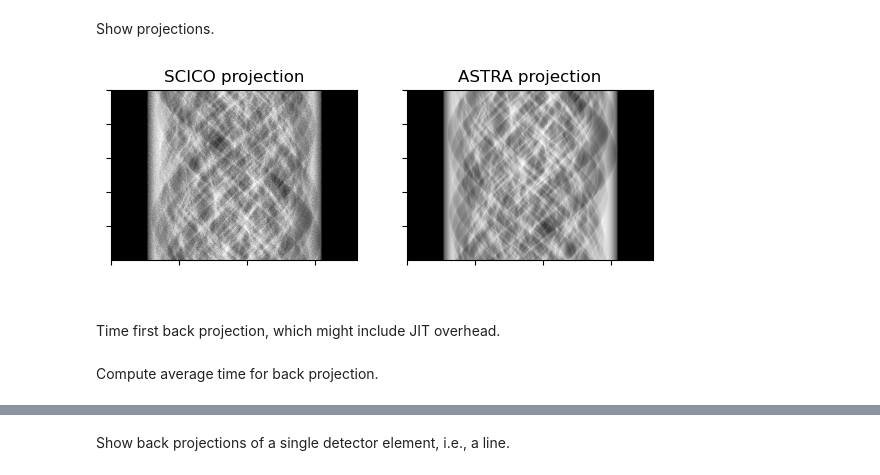
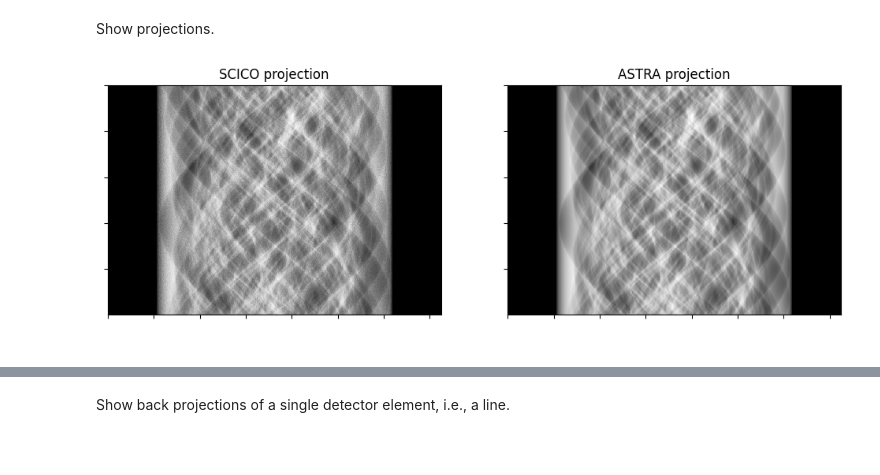
Before and after one commit to lanl/scico-data, a Jupyter notebook: notebooks/ct_projector_comparison.ipynb, the cells around one changed output, grey strips where cells are left out. Saved outputs shown, nothing was run; the diff lists cells and outputs as text; code cells hidden in the pictures; blank space fills up the shorter version.

```diff
--- a/notebooks/ct_projector_comparison.ipynb
+++ b/notebooks/ct_projector_comparison.ipynb
@@ -37,12 +40,12 @@ timer = Timer()
 
 projectors = {}
 timer.start("scico_init")
-projectors["scico"] = XRayTransform(ParallelFixedAxis2dProjector((N, N), angles))
+projectors["scico"] = XRayTransform(Parallel2dProjector((N, N), angles))
 timer.stop("scico_init")
 
 timer.start("astra_init")
 projectors["astra"] = astra.XRayTransform(
-    (N, N), detector_spacing=1.0, det_count=det_count, angles=angles
+    (N, N), detector_spacing=1.0, det_count=det_count, angles=angles - jnp.pi / 2.0
 )
 timer.stop("astra_init")
 # %% [markdown]
@@ -50,7 +53,7 @@ Time first projector application, which might include JIT overhead.
 # %%
 ys = {}
 for name, H in projectors.items():
-    timer_label = f"{name}_first_proj"
+    timer_label = f"{name}_first_fwd"
     timer.start(timer_label)
     ys[name] = H @ x_gt
     jax.block_until_ready(ys[name])
@@ -60,7 +63,7 @@ Compute average time for a projector application.
 # %%
 num_repeats = 3
 for name, H in projectors.items():
-    timer_label = f"{name}_avg_proj"
+    timer_label = f"{name}_avg_fwd"
     timer.start(timer_label)
     for _ in range(num_repeats):
         ys[name] = H @ x_gt
@@ -111,11 +170,9 @@ scico_init          1.02e+01 s   Stopped
 # %% [markdown]
 Show projections.
 # %%
-fig, ax = plot.subplots(nrows=1, ncols=2, figsize=(7, 3))
+fig, ax = plot.subplots(nrows=1, ncols=2, figsize=(12, 6))
 plot.imview(ys["scico"], title="SCICO projection", cbar=None, fig=fig, ax=ax[0])
 plot.imview(ys["astra"], title="ASTRA projection", cbar=None, fig=fig, ax=ax[1])
 fig.show()
 # %% [output]
-[figure, old version]
+[figure, new version]
-# %% [markdown]
-Time first back projection, which might include JIT overhead.
@@ -136,2 +178,0 @@ for name, H in projectors.items():
-# %% [markdown]
-Compute average time for back projection.
```
Also changed, not shown: parts of 15 cells of this notebook, 3 other files.
